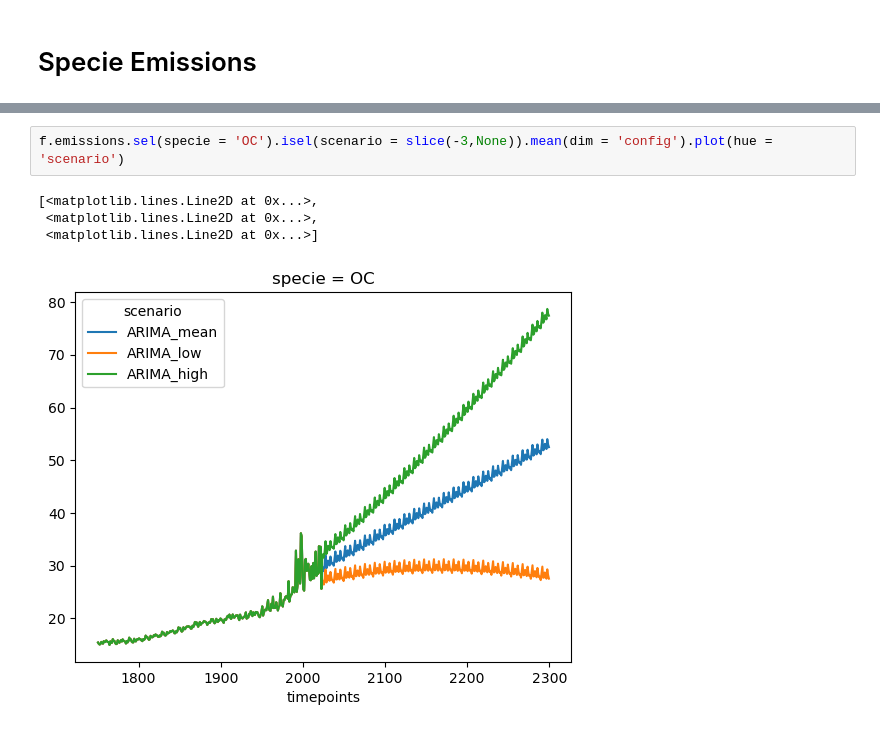
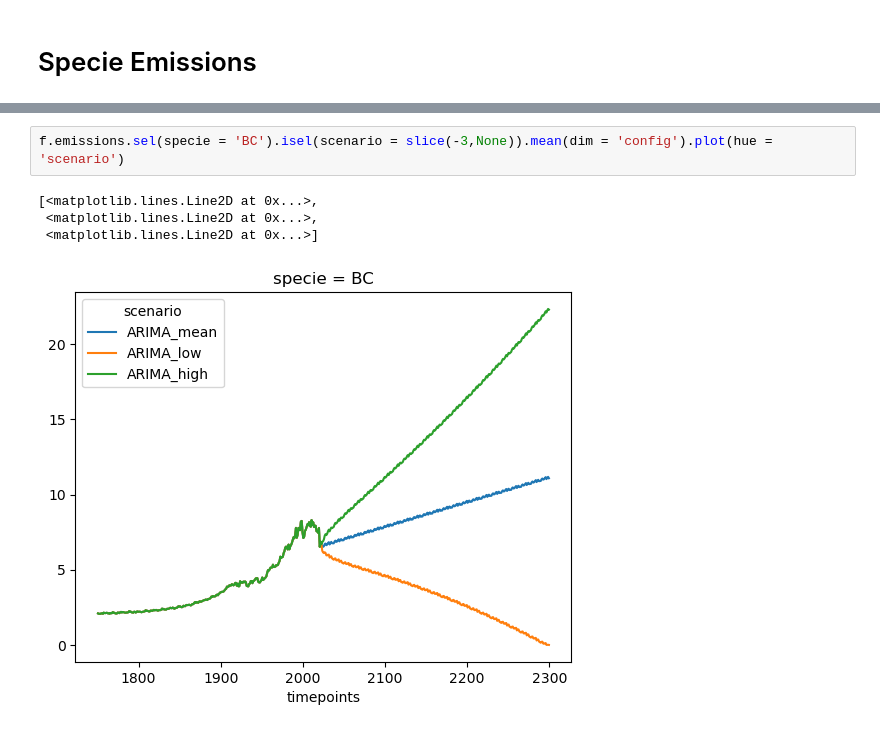
Before and after one commit to xuxingcheng/FAIR-emission-climate-model, a Jupyter notebook: ARIMA/FAIR_ARIMA_evaluation.ipynb, the cells around one changed output, grey strips where cells are left out. Drawn from its saved outputs; the diff is of its cells as text.

```diff
--- a/ARIMA/FAIR_ARIMA_evaluation.ipynb
+++ b/ARIMA/FAIR_ARIMA_evaluation.ipynb
@@ -273,7 +307,7 @@ fig.tight_layout()
 # %%
-f.emissions.sel(specie = 'OC').isel(scenario = slice(-3,None)).mean(dim = 'config').plot(hue = 'scenario')
+f.emissions.sel(specie = 'BC').isel(scenario = slice(-3,None)).mean(dim = 'config').plot(hue = 'scenario')
 # %% [output]
 [<matplotlib.lines.Line2D at 0x...>,
  <matplotlib.lines.Line2D at 0x...>,
  <matplotlib.lines.Line2D at 0x...>]
-[figure, old version]
+[figure, new version]
```
Also changed, not shown: parts of 8 cells of this notebook.
